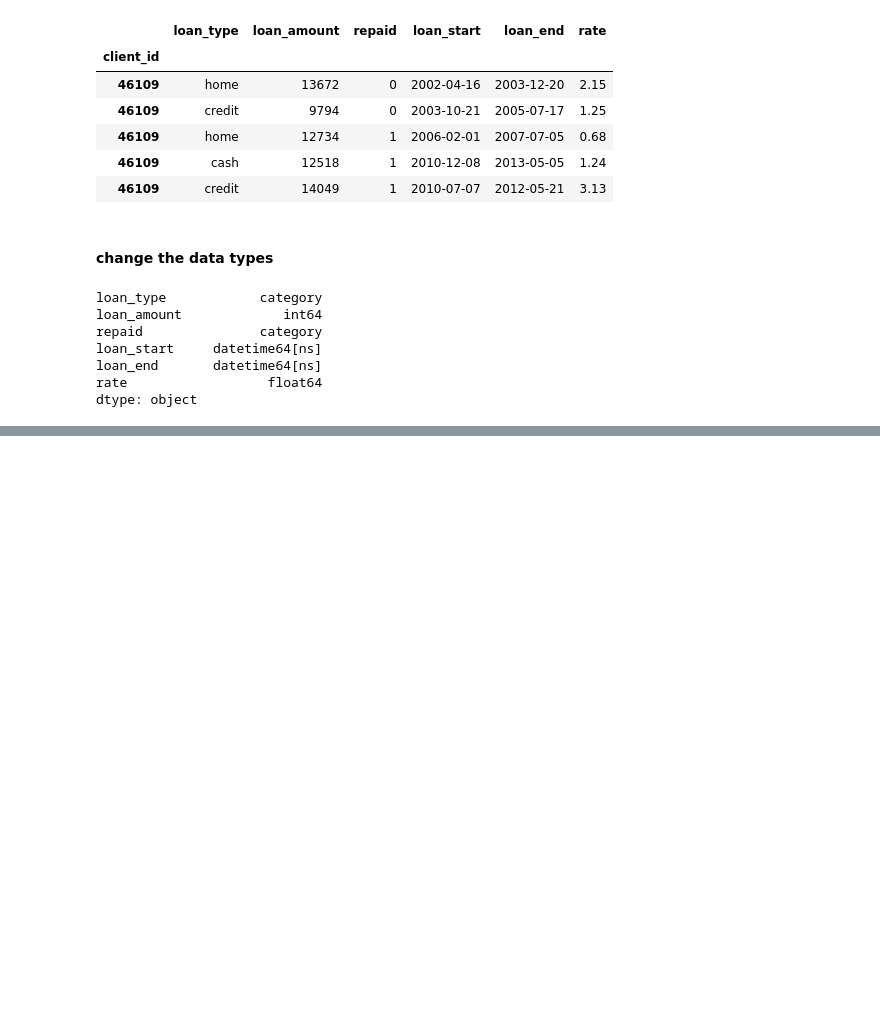
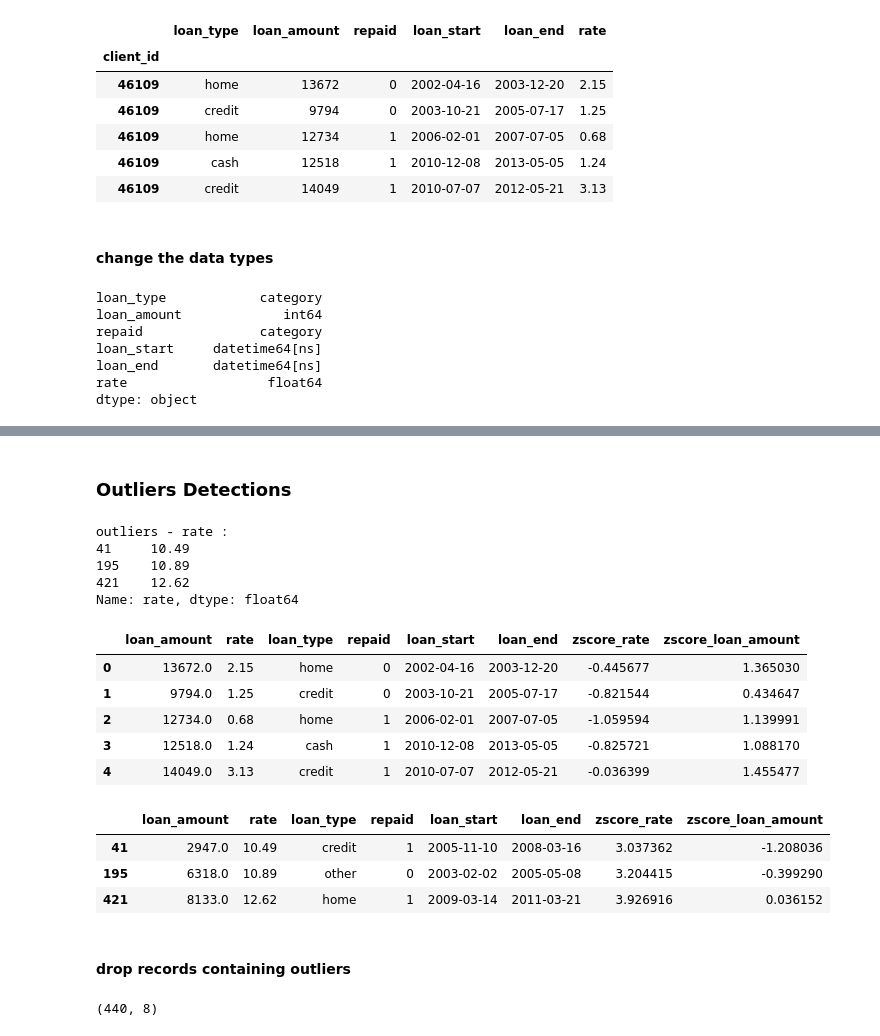
Before and after one commit to shadmankhezri/regression_loan, a Jupyter notebook: loan_regression.ipynb, the cells around one changed output, grey strips where cells are left out. Saved outputs shown, nothing was run; the diff lists cells and outputs as text; code cells hidden in the pictures; blank space fills up the shorter version.

```diff
--- a/loan_regression.ipynb
+++ b/loan_regression.ipynb
@@ -171,0 +303,57 @@ dtype: object
+# %% [markdown]
+### Outliers Detections
+# %%
+# find outlier by IQR
+
+def find_outliers(column):
+    Q1 = column.quantile(0.25)
+    Q3 = column.quantile(0.75)
+    IQR = Q3 - Q1
+
+    lower_bound = Q1 - 1.5*IQR
+    upper_bound = Q3 + 1.5*IQR
+
+    return column[(column < lower_bound) | (upper_bound < column)]
+
+
+for i, column in enumerate(df_numeric_features.columns):
+    outliers = find_outliers(df_numeric_features[column])
+
+    if (outliers.size > 0):
+        print(f"outliers - {column} : \n{outliers}")
+# %% [output]
+outliers - rate :
+41     10.49
+195    10.89
+421    12.62
+Name: rate, dtype: float64
+# %%
+# find outlier by Z-Score
+
+import scipy.stats as stats
+
+df['zscore_rate'] = stats.zscore(df['rate'])
+df['zscore_loan_amount'] = stats.zscore(df['loan_amount'])
+df.head()
+# %% [output]
+|  | loan_amount | rate | loan_type | repaid | loan_start | loan_end | zscore_rate | zscore_loan_amount |
+| 0 | 13672.0 | 2.15 | home | 0 | 2002-04-16 | 2003-12-20 | -0.445677 | 1.365030 |
+| 1 | 9794.0 | 1.25 | credit | 0 | 2003-10-21 | 2005-07-17 | -0.821544 | 0.434647 |
+| 2 | 12734.0 | 0.68 | home | 1 | 2006-02-01 | 2007-07-05 | -1.059594 | 1.139991 |
+| 3 | 12518.0 | 1.24 | cash | 1 | 2010-12-08 | 2013-05-05 | -0.825721 | 1.088170 |
+| 4 | 14049.0 | 3.13 | credit | 1 | 2010-07-07 | 2012-05-21 | -0.036399 | 1.455477 |
+# %%
+outliers = df[(df['zscore_rate'] < -3) | (3 < df['zscore_rate']) | (df['zscore_loan_amount'] < -3) | (3 < df['zscore_loan_amount'])]
+outliers
+# %% [output]
+|  | loan_amount | rate | loan_type | repaid | loan_start | loan_end | zscore_rate | zscore_loan_amount |
+| 41 | 2947.0 | 10.49 | credit | 1 | 2005-11-10 | 2008-03-16 | 3.037362 | -1.208036 |
+| 195 | 6318.0 | 10.89 | other | 0 | 2003-02-02 | 2005-05-08 | 3.204415 | -0.399290 |
+| 421 | 8133.0 | 12.62 | home | 1 | 2009-03-14 | 2011-03-21 | 3.926916 | 0.036152 |
+# %% [markdown]
+#### drop records containing outliers
+# %%
+df = df[(df['zscore_rate'] > -3) & (3 > df['zscore_rate']) & (df['zscore_loan_amount'] > -3) & (3 > df['zscore_loan_amount'])]
+df.shape
+# %% [output]
+(440, 8)
```
Also changed, not shown: parts of 15 cells of this notebook.
